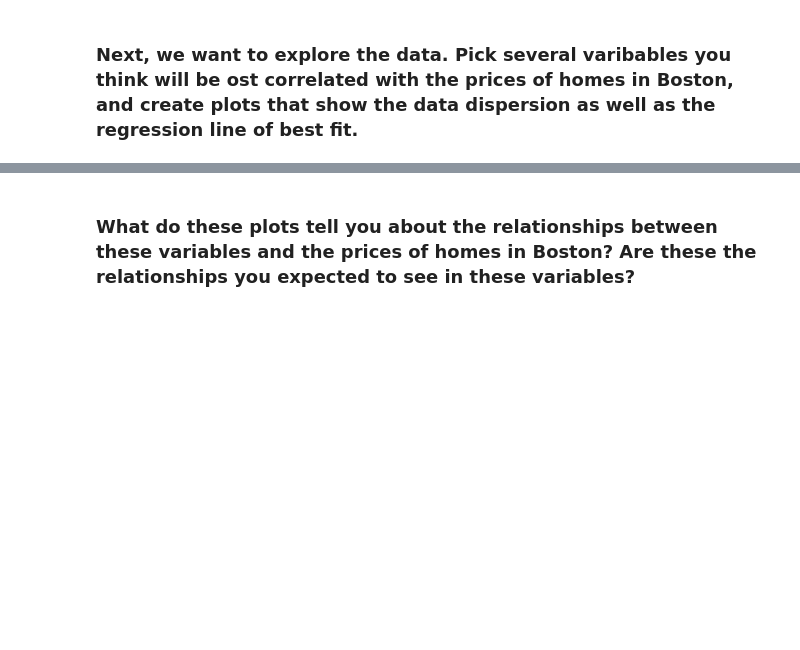
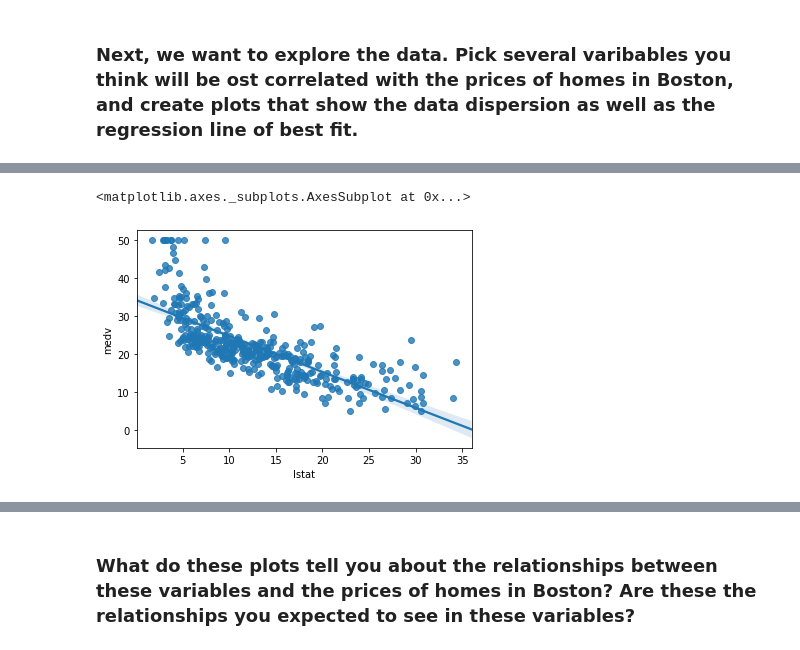
Before and after one commit to ironhack-datalabs/dataV2-labs, a Jupyter notebook: module-3/Problems-in-ML/your-code/lab_boston_housing.ipynb, the cells around one changed output, grey strips where cells are left out. Saved outputs shown, nothing was run; the diff lists cells and outputs as text; code cells hidden in the pictures; blank space fills up the shorter version.

```diff
--- a/module-3/Problems-in-ML/your-code/lab_boston_housing.ipynb
+++ b/module-3/Problems-in-ML/your-code/lab_boston_housing.ipynb
@@ -19,0 +85,5 @@ Since we want to predict the value of houses, the **target variable**, `'MEDV'`,
+# %%
+sns.regplot(df['lstat'], df['medv'])
+# %% [output]
+<matplotlib.axes._subplots.AxesSubplot at 0x...>
+[figure, added]
```
Also changed, not shown: parts of 40 cells of this notebook, 3 other files.
